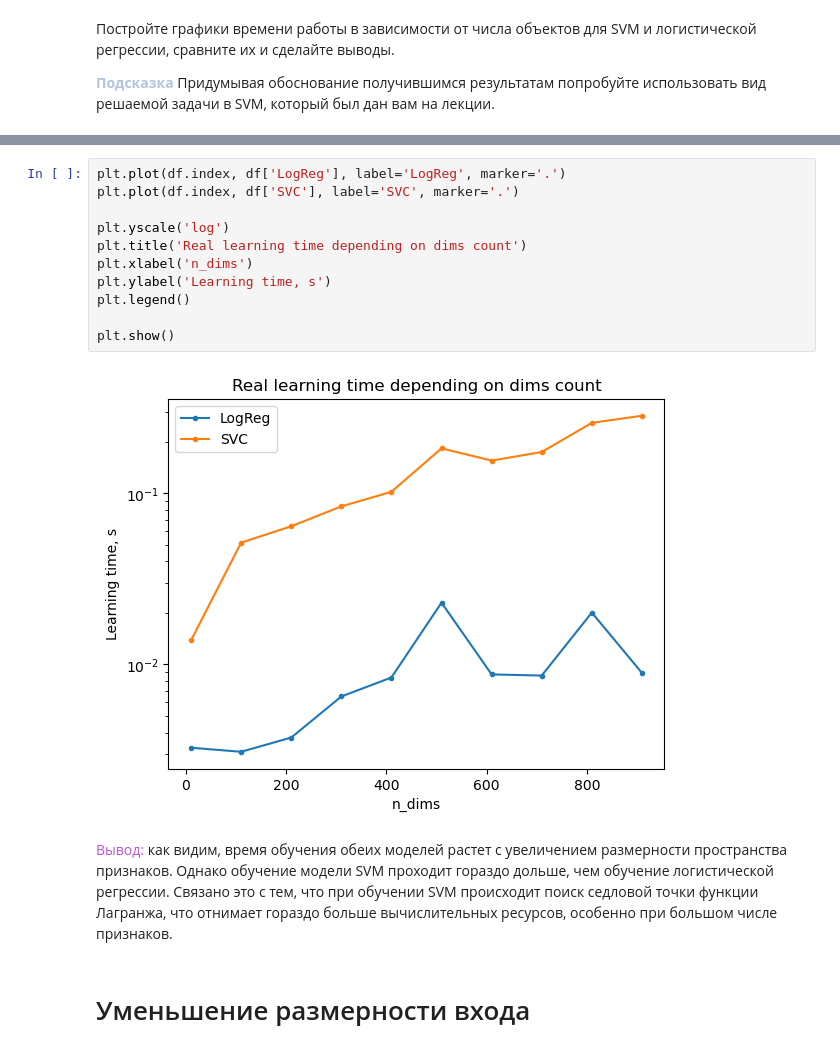
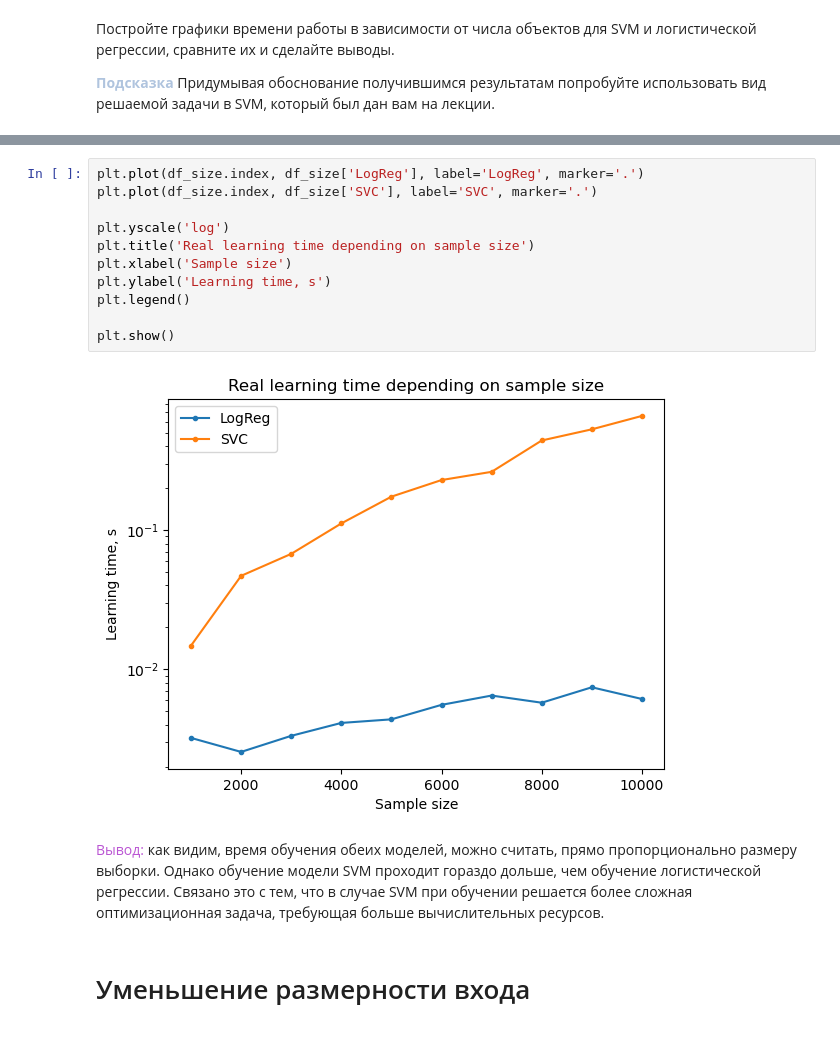
Before and after one commit to gerarte04/mlcmcmsu24, a Jupyter notebook: research/05_svm/[Research] SVM [2024-2025].ipynb, the cells around one changed output, grey strips where cells are left out. Drawn from its saved outputs; the diff is of its cells as text.

```diff
--- a/research/05_svm/[Research] SVM [2024-2025].ipynb
+++ b/research/05_svm/[Research] SVM [2024-2025].ipynb
@@ -367,18 +365,18 @@ dims
 # %%
-plt.plot(df.index, df['LogReg'], label='LogReg', marker='.')
-plt.plot(df.index, df['SVC'], label='SVC', marker='.')
+plt.plot(df_size.index, df_size['LogReg'], label='LogReg', marker='.')
+plt.plot(df_size.index, df_size['SVC'], label='SVC', marker='.')
 
 plt.yscale('log')
-plt.title('Real learning time depending on dims count')
-plt.xlabel('n_dims')
+plt.title('Real learning time depending on sample size')
+plt.xlabel('Sample size')
 plt.ylabel('Learning time, s')
 plt.legend()
 
 plt.show()
 # %% [output]
-[figure, old version]
+[figure, new version]
 # %% [markdown]
-<font color='MediumOrchid'>Вывод:</font> как видим, время обучения обеих моделей растет с увеличением размерности пространства признаков. Однако обучение модели SVM проходит гораздо дольше, чем обучение логистической регрессии. Связано это с тем, что при обучении SVM происходит поиск седловой точки функции Лагранжа, что отнимает гораздо больше вычислительных ресурсов, особенно при большом числе признаков.
+<font color='MediumOrchid'>Вывод:</font> как видим, время обучения обеих моделей, можно считать, прямо пропорционально размеру выборки. Однако обучение модели SVM проходит гораздо дольше, чем обучение логистической регрессии. Связано это с тем, что в случае SVM при обучении решается более сложная оптимизационная задача, требующая больше вычислительных ресурсов.
 # %% [markdown]
 # Уменьшение размерности входа
 # %% [markdown]
```
Also changed, not shown: parts of 5 cells of this notebook, 1 other file.
